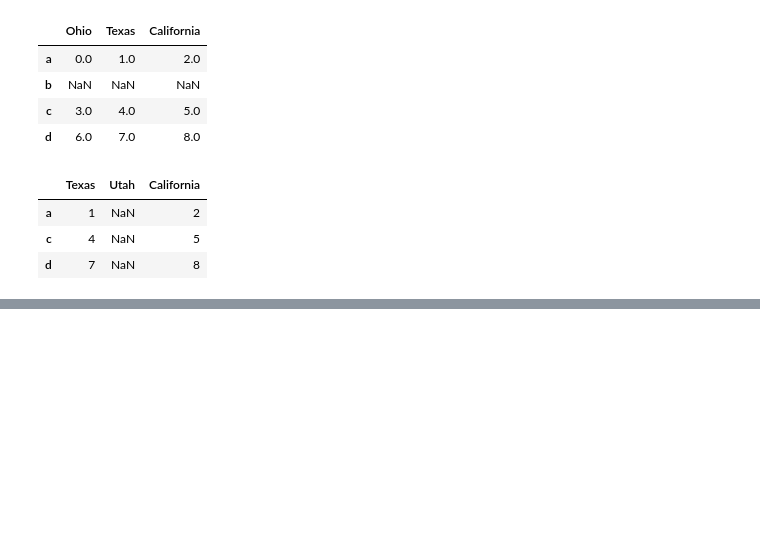
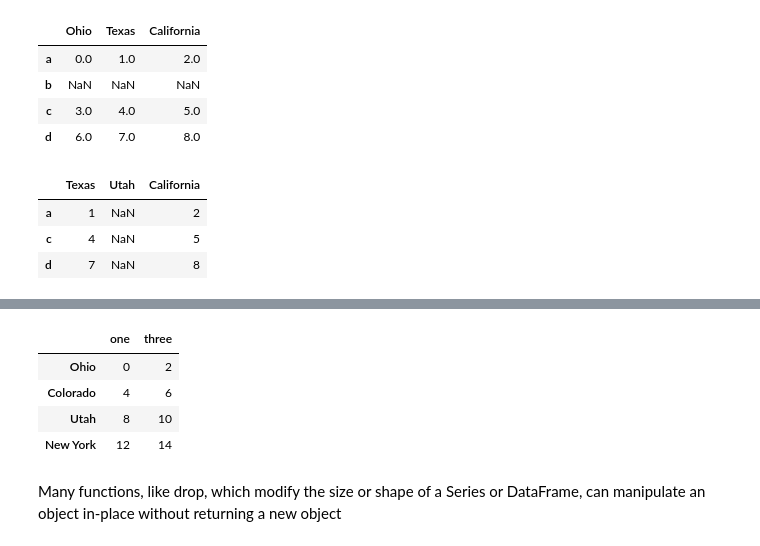
Before and after one commit to JayZeus999/PDS-Handbook, a Jupyter notebook: Chapter_5/chapter_5.ipynb, the cells around one changed output, grey strips where cells are left out. Cells and saved outputs as stored; diff of their text form; code cells hidden in the pictures; blank space fills up the shorter version.

```diff
--- a/Chapter_5/chapter_5.ipynb
+++ b/Chapter_5/chapter_5.ipynb
@@ -612,0 +684,12 @@ frame.reindex(columns=states)
+# %%
+data.drop(['two', 'four'], axis='columns')
+# %% [output]
+|  | one | three |
+| Ohio | 0 | 2 |
+| Colorado | 4 | 6 |
+| Utah | 8 | 10 |
+| New York | 12 | 14 |
+# %% [markdown]
+Many functions, like drop, which modify the size or shape of a Series or
+ DataFrame, can manipulate an object in-place without returning a new
+ object
```
Also changed, not shown: parts of 9 cells of this notebook.
